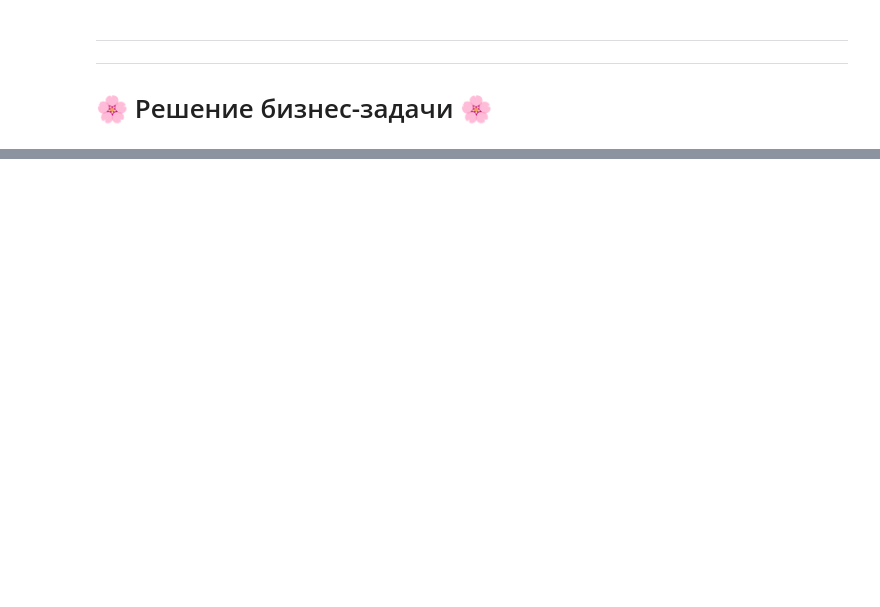
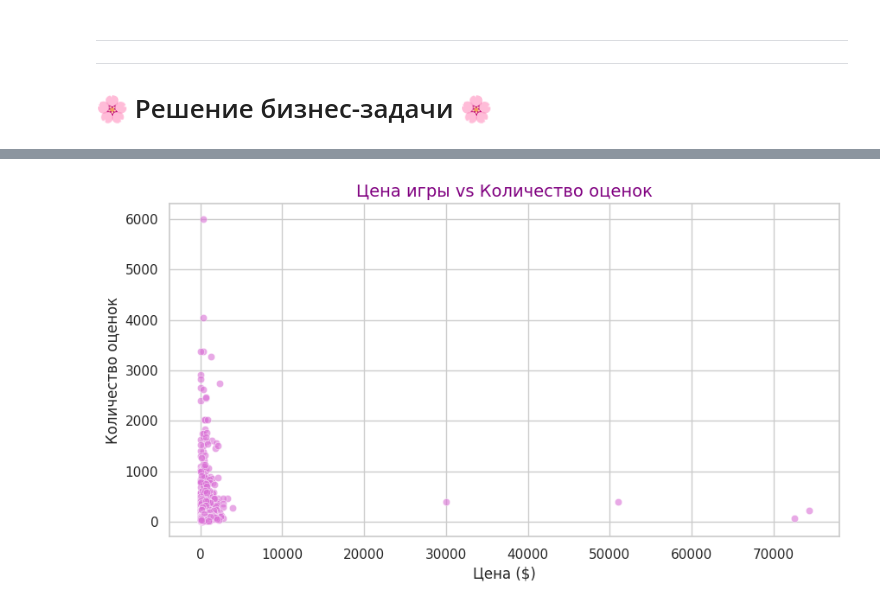
Before and after one commit to druzhban/gp2-group35, a Jupyter notebook: EDA/EDA.ipynb, the cells around one changed output, grey strips where cells are left out. Cells and saved outputs as stored; diff of their text form; code cells hidden in the pictures; blank space fills up the shorter version.

```diff
--- a/EDA/EDA.ipynb
+++ b/EDA/EDA.ipynb
@@ -311,0 +367,8 @@ NameError: name 'vg' is not defined
+# %%
+sns.scatterplot(x='price', y='ratings_count', data=video_games, alpha=0.6, color='orchid')
+plt.title("Цена игры vs Количество оценок", fontsize=14, color='purple')
+plt.xlabel("Цена ($)")
+plt.ylabel("Количество оценок")
+plt.show()
+# %% [output]
+[figure, added]
```
Also changed, not shown: parts of 25 cells of this notebook, 1 other file.
